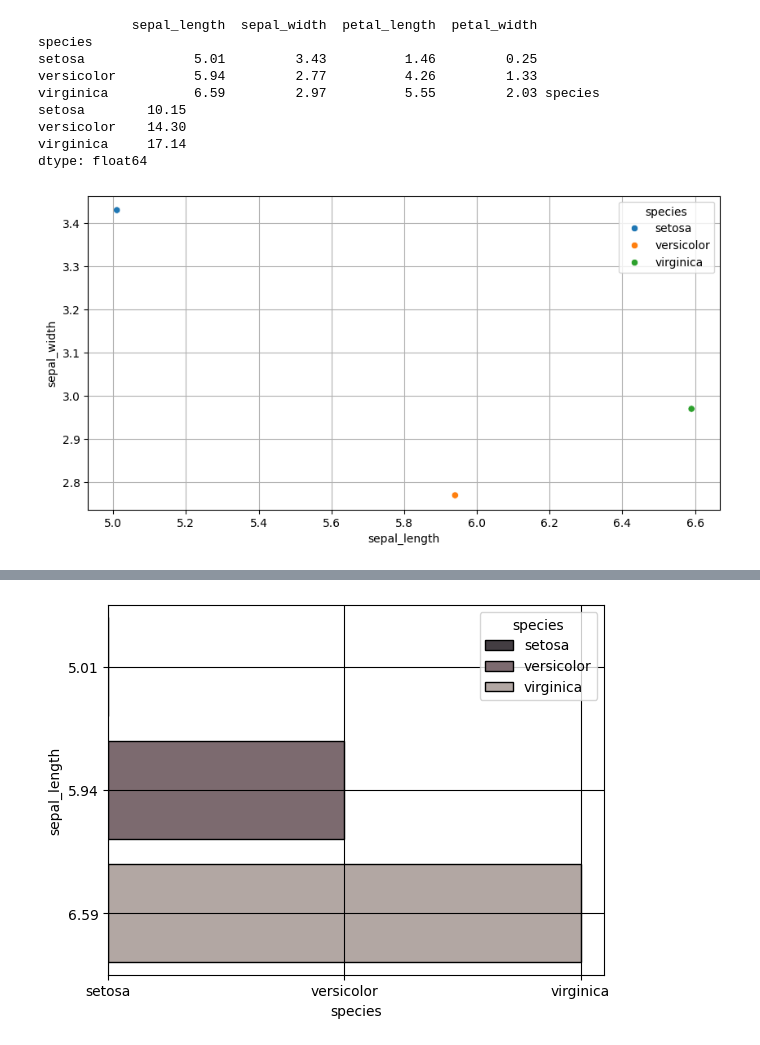
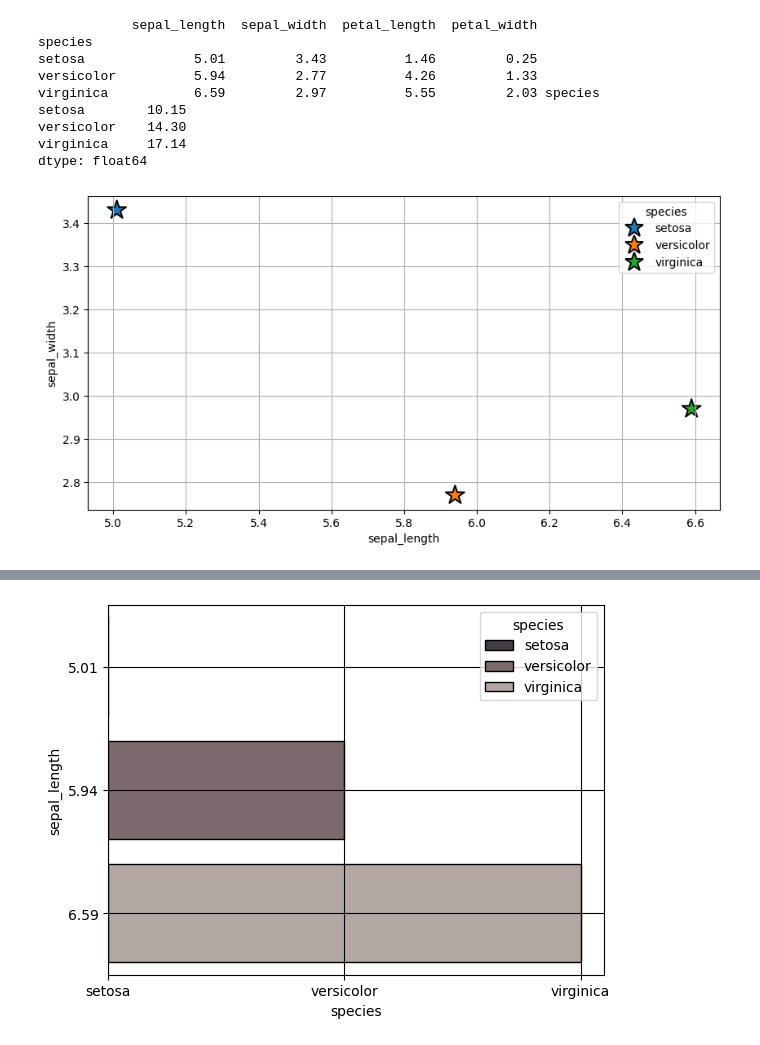
Before and after one commit to utkuseyithanoglu/utkuvisualization-exercises-with-matplot-and-seaborn, a Jupyter notebook: notebook/trying_some_work.ipynb, the cells around one changed output, grey strips where cells are left out. Cells and saved outputs as stored; diff of their text form; code cells hidden in the pictures.

```diff
--- a/notebook/trying_some_work.ipynb
+++ b/notebook/trying_some_work.ipynb
@@ -81,11 +81,12 @@ virginica     17.14
 dtype: float64
 # %%
 plt.figure(figsize=(10,5))
-sns.scatterplot(a,x='sepal_length',y='sepal_width',hue='species')#data yazmana gerek yok ama yazarsan da ok
+sns.scatterplot(a,x='sepal_length',y='sepal_width',hue='species'\
+,marker='*',s=300,edgecolor="black")#data yazmana gerek yok ama yazarsan da ok s boyut edgecolor kenar plt ileşöyle yaparsın plt.markerdegecolor şeklinde
 plt.grid()
 plt.xlabel="sepal_length"
 plt.ylabel="sepal_width"
 # %% [output]
-[figure, old version]
+[figure, new version]
 # %%
 plt.Figure(figsize=(10,5))
```
Also changed, not shown: parts of 6 cells of this notebook.
